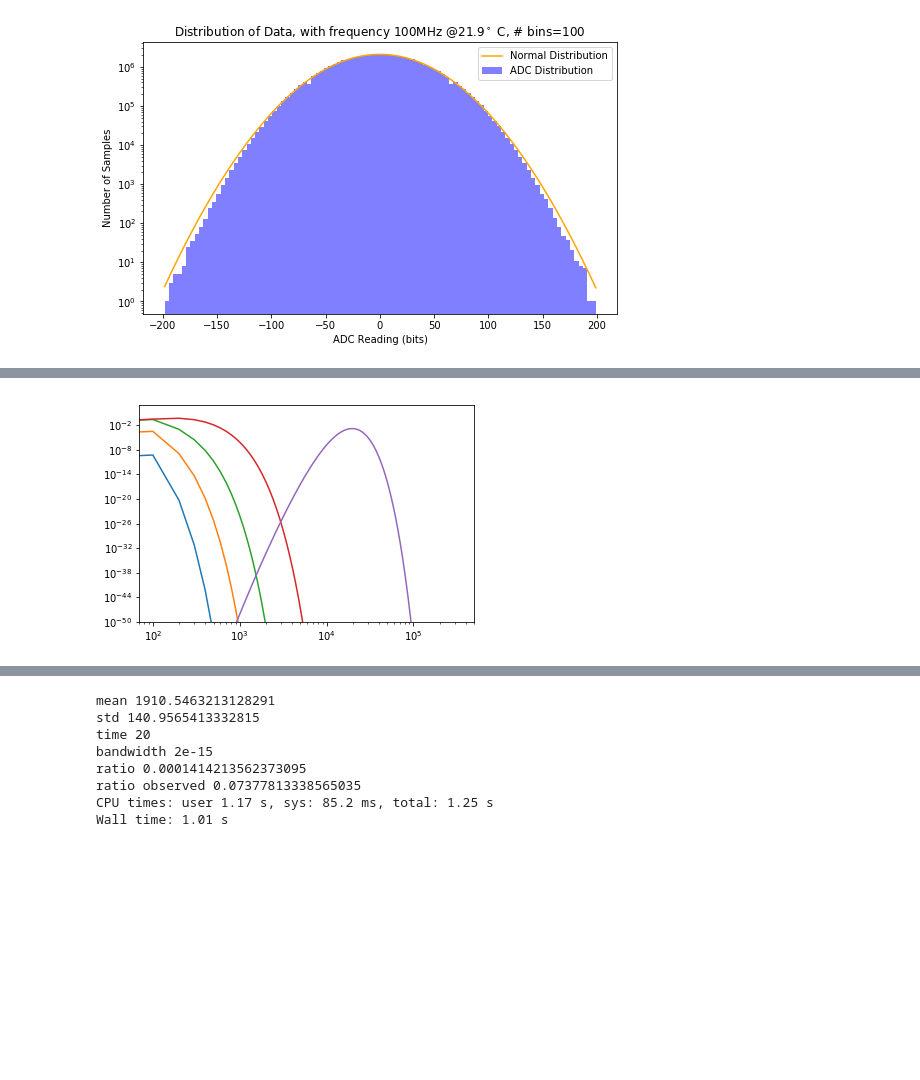
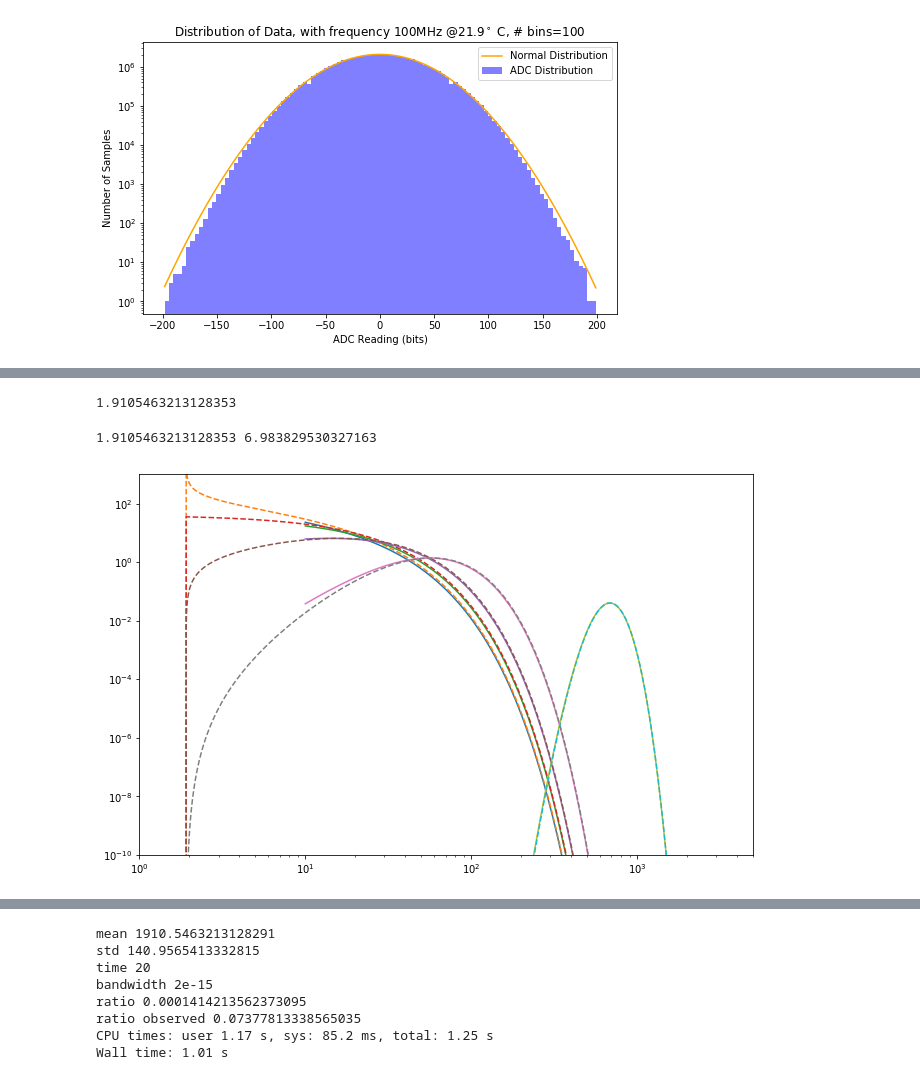
Before and after one commit to hansenjiang/AST326, a Jupyter notebook: 2/single.ipynb, the cells around one changed output, grey strips where cells are left out. Cells and saved outputs as stored; diff of their text form; code cells hidden in the pictures; blank space fills up the shorter version.

```diff
--- a/2/single.ipynb
+++ b/2/single.ipynb
@@ -44,7 +44,9 @@ def sum_adjacent(data, n):
 #Ended up being much faster this way then using an array
 
 room_fm = np.fromfile('newdata/room_FM_100m.dat', dtype='int16')-2.**11
-room_fm -= np.mean(room_fm)
+print(room_fm)
+room_fm += np.mean(room_fm)
+print(room_fm)
 dry_ice = np.fromfile('newdata/dry_ice.dat', dtype='int16')-2.**11
 dry_ice -= np.mean(dry_ice)
 # %% [output]
@@ -84,15 +88,27 @@ Wall time: 4.12 s
+# %%
+print(np.mean(power_fm))
+# %% [output]
+1.9105463213128353
 # %%
 num = np.array([1, 2, 4, 10, 100])
-cspace = np.linspace(0,1000000,10000)
+cspace = np.linspace(0,5*10**3,1000000)
+space = np.linspace(10**1,10**4,1000000)
+mean = np.mean(power_fm)
+var = np.var(power_fm)
+
+print(mean, var)
+plt.figure(figsize=(11,7))
 for i in range(len(num)):
-    plt.plot(cspace, 10**3/num[i] * chi2.pdf(cspace, num[i], loc=num[i], scale=2*num[i]))
+    plt.plot(space, 10**3/num[i] * chi2.pdf(space, num[i], loc=0, scale=var))
+    plt.plot(cspace, 10**3/num[i] * chi2.pdf(cspace, num[i], loc=mean, scale=var), linestyle='dashed')
 plt.xscale('log')
 plt.yscale('log')
-plt.xlim((7*10**1,5*10**5))
-plt.ylim((10**(-50),10**3))
+plt.xlim((10**0, 5*10**3))
+plt.ylim((10**(-10), 10**3))
 plt.show()
 # %% [output]
+1.9105463213128353 6.983829530327163
-[figure, old version]
+[figure, new version]
 # %%
 %%time
 #CPU times: user 43.2 s, sys: 5.98 s, total: 49.2 s Wall time: 1min 12s
```
Also changed, not shown: parts of 4 cells of this notebook.
